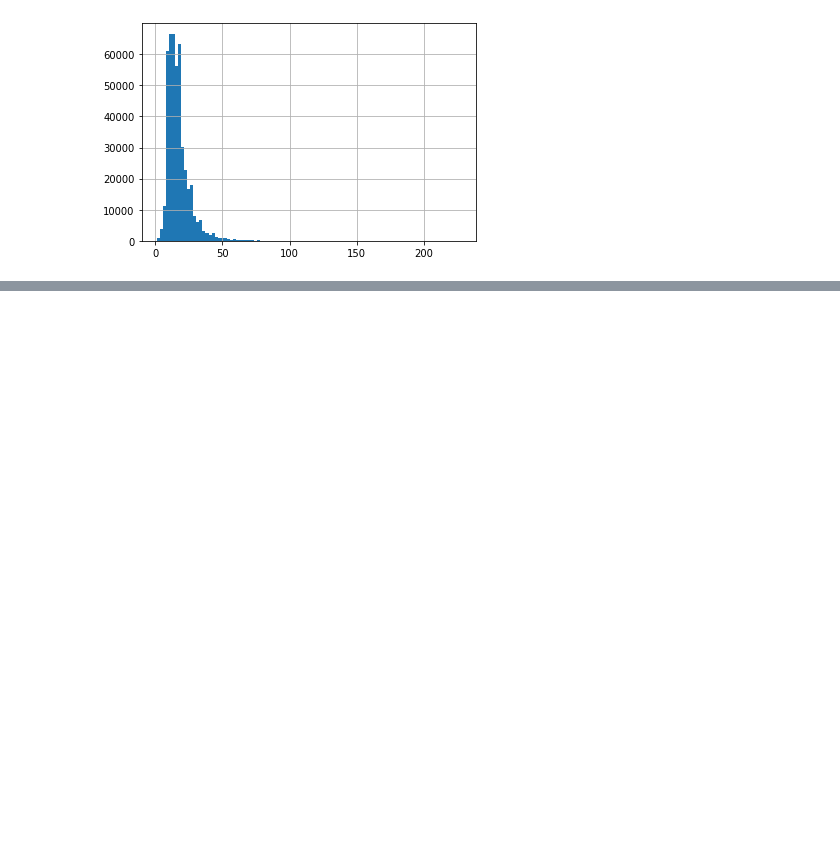
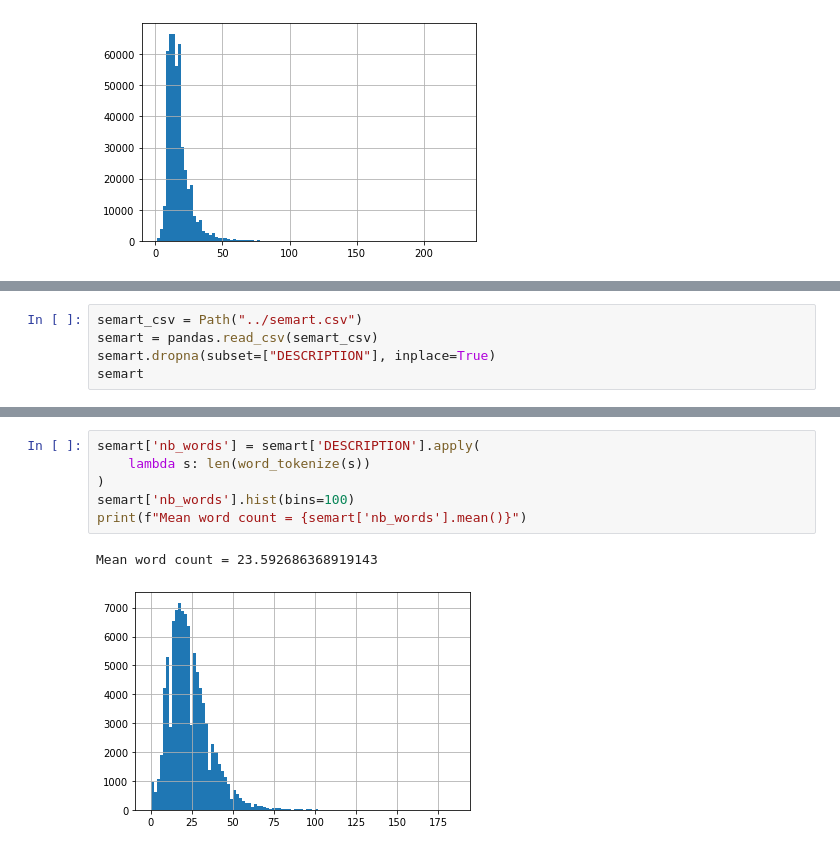
Before and after one commit to ricardokleinklein/EmotionalArt, a Jupyter notebook: notebooks/information_loss_text.ipynb, the cells around one changed output, grey strips where cells are left out. Cells and saved outputs as stored; diff of their text form; blank space fills up the shorter version.

```diff
--- a/notebooks/information_loss_text.ipynb
+++ b/notebooks/information_loss_text.ipynb
@@ -66,0 +67,5 @@ Mean token excess = 20.575342465753426
+# %%
+semart_csv = Path("../semart.csv")
+semart = pandas.read_csv(semart_csv)
+semart.dropna(subset=["DESCRIPTION"], inplace=True)
+semart
@@ -66,0 +86,9 @@ Mean token excess = 20.575342465753426
+# %%
+semart['nb_words'] = semart['DESCRIPTION'].apply(
+    lambda s: len(word_tokenize(s))
+)
+semart['nb_words'].hist(bins=100)
+print(f"Mean word count = {semart['nb_words'].mean()}")
+# %% [output]
+Mean word count = 23.592686368919143
+[figure, added]
```
Also changed, not shown: parts of 8 cells of this notebook, 2 other files.
